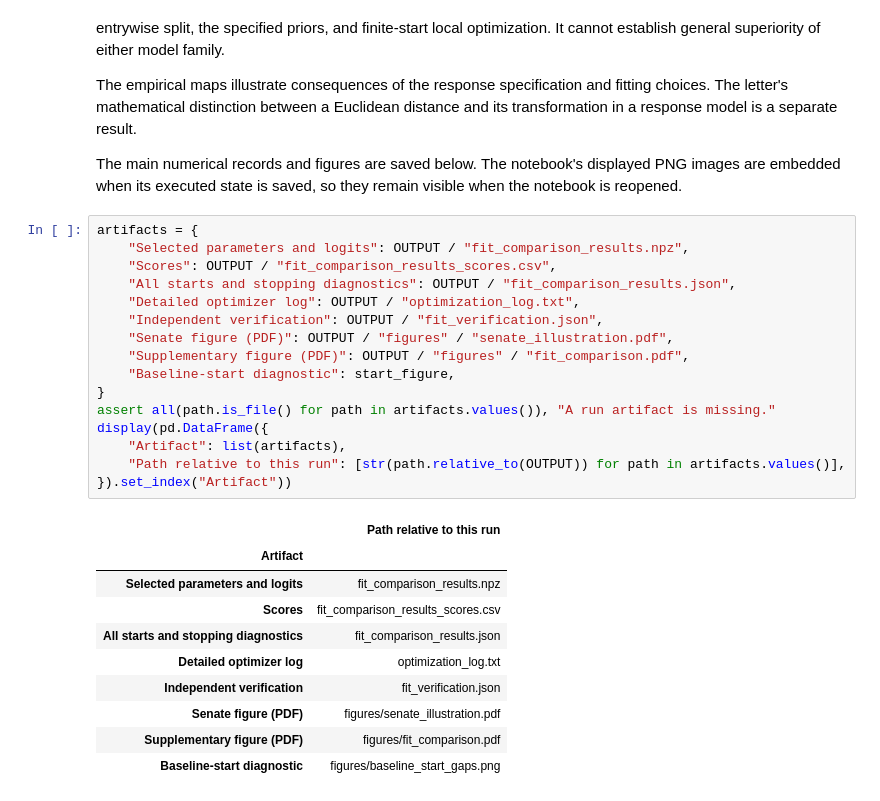
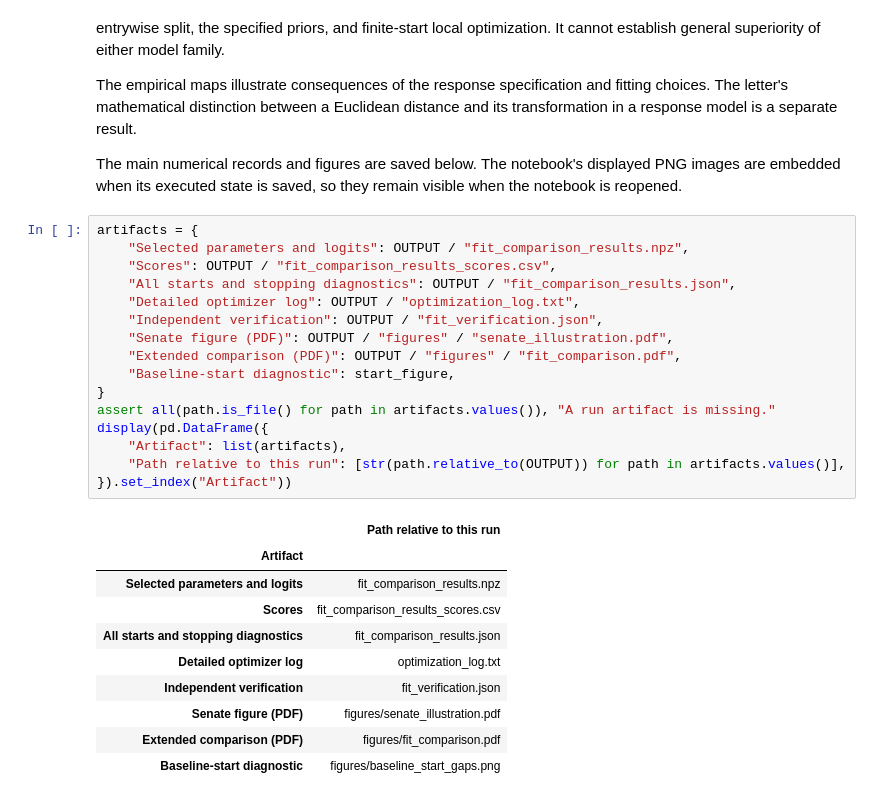
Before and after one commit to kisungyou/SameMetricDifferentModels, a Jupyter notebook: notebooks/3_refit_senate.ipynb, the cells around one changed output. Cells and saved outputs as stored; diff of their text form.

```diff
--- a/notebooks/3_refit_senate.ipynb
+++ b/notebooks/3_refit_senate.ipynb
@@ -397,27 +397,27 @@ The main numerical records and figures are saved below. The notebook's displayed
 # %%
 artifacts = {
     "Selected parameters and logits": OUTPUT / "fit_comparison_results.npz",
     "Scores": OUTPUT / "fit_comparison_results_scores.csv",
     "All starts and stopping diagnostics": OUTPUT / "fit_comparison_results.json",
     "Detailed optimizer log": OUTPUT / "optimization_log.txt",
     "Independent verification": OUTPUT / "fit_verification.json",
     "Senate figure (PDF)": OUTPUT / "figures" / "senate_illustration.pdf",
-    "Supplementary figure (PDF)": OUTPUT / "figures" / "fit_comparison.pdf",
+    "Extended comparison (PDF)": OUTPUT / "figures" / "fit_comparison.pdf",
     "Baseline-start diagnostic": start_figure,
 }
 assert all(path.is_file() for path in artifacts.values()), "A run artifact is missing."
 display(pd.DataFrame({
     "Artifact": list(artifacts),
     "Path relative to this run": [str(path.relative_to(OUTPUT)) for path in artifacts.values()],
 }).set_index("Artifact"))
 # %% [output]
 |  | Path relative to this run |
 | Artifact |  |
 | Selected parameters and logits | fit_comparison_results.npz |
 | Scores | fit_comparison_results_scores.csv |
 | All starts and stopping diagnostics | fit_comparison_results.json |
 | Detailed optimizer log | optimization_log.txt |
 | Independent verification | fit_verification.json |
 | Senate figure (PDF) | figures/senate_illustration.pdf |
-| Supplementary figure (PDF) | figures/fit_comparison.pdf |
+| Extended comparison (PDF) | figures/fit_comparison.pdf |
 | Baseline-start diagnostic | figures/baseline_start_gaps.png |
```
Also changed, not shown: parts of 2 cells of this notebook, 3 other files.
